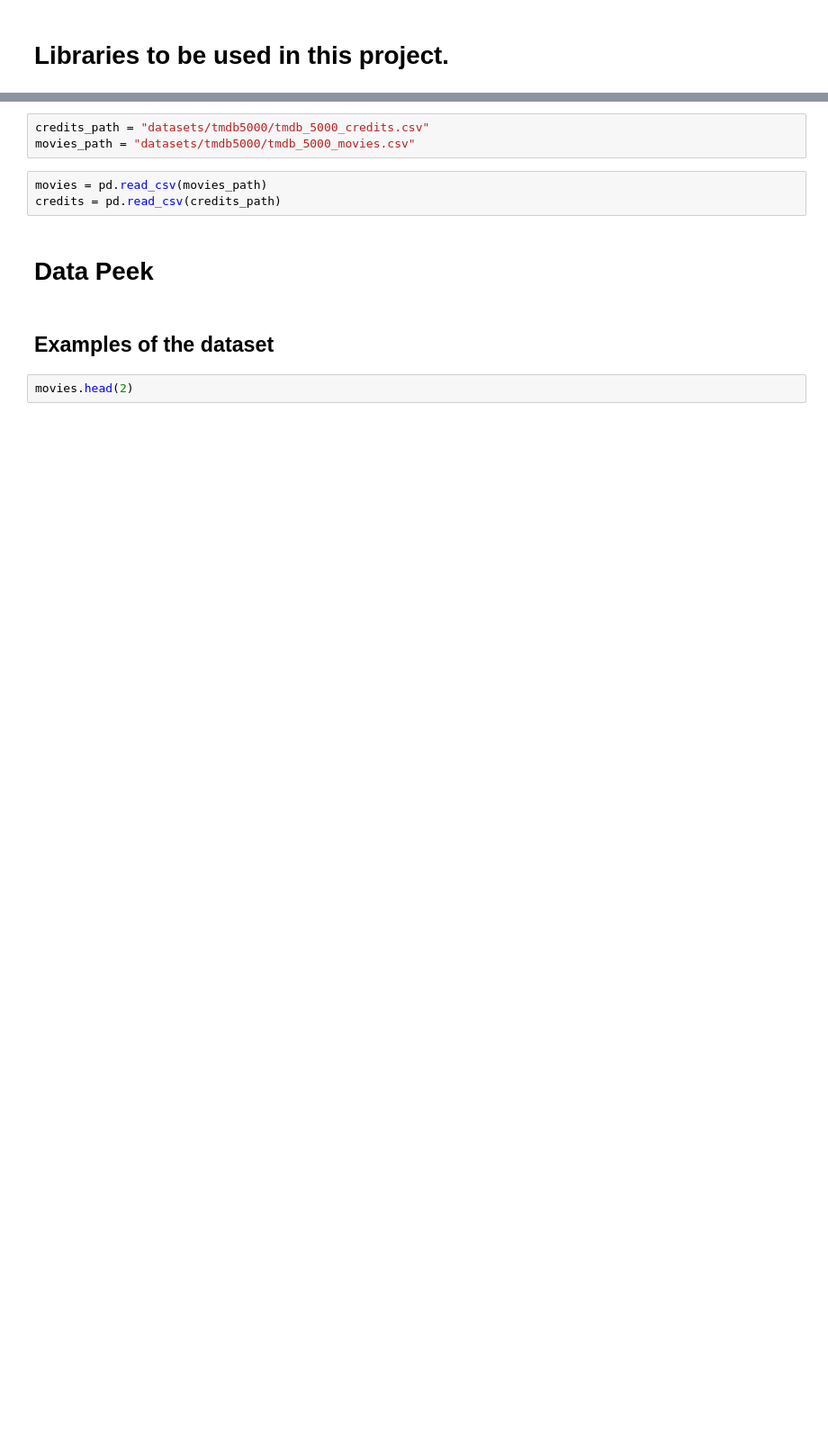
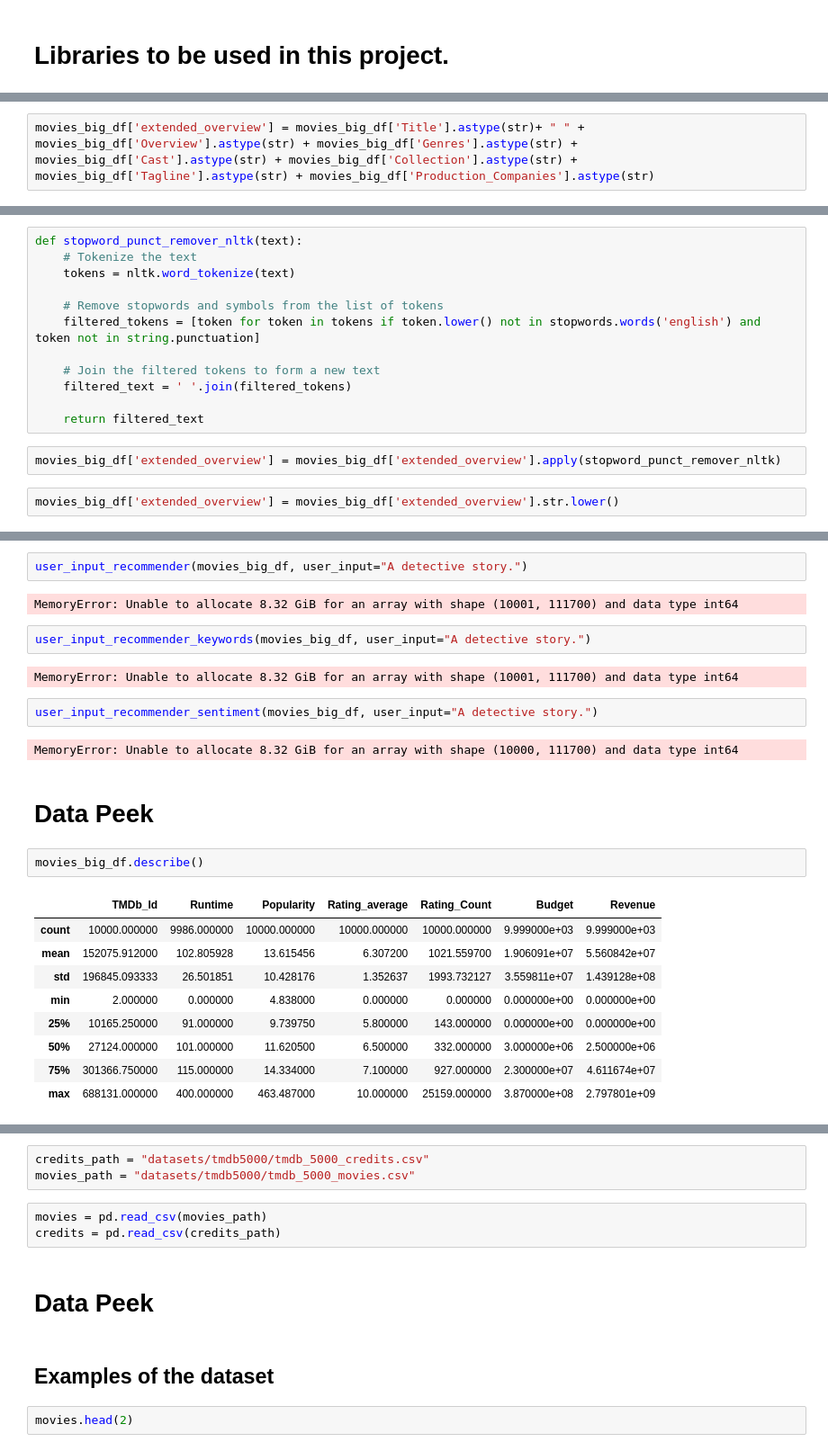
Before and after one commit to doruktopcu/MoviesRecommenderSystemProject, a Jupyter notebook: movie-recommender.ipynb, the cells around one changed output, grey strips where cells are left out. Shown: that part at 90% size. Saved outputs shown, nothing was run; the diff lists cells and outputs as text; blank space fills up the shorter version.

```diff
--- a/movie-recommender.ipynb
+++ b/movie-recommender.ipynb
@@ -32,0 +80,2 @@ import spacy
+# %%
+movies_big_df['extended_overview'] = movies_big_df['Title'].astype(str)+ " " + movies_big_df['Overview'].astype(str) + movies_big_df['Genres'].astype(str) + movies_big_df['Cast'].astype(str) + movies_big_df['Collection'].astype(str) + movies_big_df['Tagline'].astype(str) + movies_big_df['Production_Companies'].astype(str)
@@ -32,0 +90,16 @@ import spacy
+# %%
+def stopword_punct_remover_nltk(text):
+    # Tokenize the text
+    tokens = nltk.word_tokenize(text)
+
+    # Remove stopwords and symbols from the list of tokens
+    filtered_tokens = [token for token in tokens if token.lower() not in stopwords.words('english') and token not in string.punctuation]
+
+    # Join the filtered tokens to form a new text
+    filtered_text = ' '.join(filtered_tokens)
+
+    return filtered_text
+# %%
+movies_big_df['extended_overview'] = movies_big_df['extended_overview'].apply(stopword_punct_remover_nltk)
+# %%
+movies_big_df['extended_overview'] = movies_big_df['extended_overview'].str.lower()
@@ -32,0 +470,27 @@ import spacy
+# %%
+user_input_recommender(movies_big_df, user_input="A detective story.")
+# %% [output]
+MemoryError: Unable to allocate 8.32 GiB for an array with shape (10001, 111700) and data type int64
+# %%
+user_input_recommender_keywords(movies_big_df, user_input="A detective story.")
+# %% [output]
+MemoryError: Unable to allocate 8.32 GiB for an array with shape (10001, 111700) and data type int64
+# %%
+user_input_recommender_sentiment(movies_big_df, user_input="A detective story.")
+# %% [output]
+MemoryError: Unable to allocate 8.32 GiB for an array with shape (10000, 111700) and data type int64
+# %% [markdown]
+
+# Data Peek
+# %%
+movies_big_df.describe()
+# %% [output]
+|  | TMDb_Id | Runtime | Popularity | Rating_average | Rating_Count | Budget | Revenue |
+| count | 10000.000000 | 9986.000000 | 10000.000000 | 10000.000000 | 10000.000000 | 9.999000e+03 | 9.999000e+03 |
+| mean | 152075.912000 | 102.805928 | 13.615456 | 6.307200 | 1021.559700 | 1.906091e+07 | 5.560842e+07 |
+| std | 196845.093333 | 26.501851 | 10.428176 | 1.352637 | 1993.732127 | 3.559811e+07 | 1.439128e+08 |
+| min | 2.000000 | 0.000000 | 4.838000 | 0.000000 | 0.000000 | 0.000000e+00 | 0.000000e+00 |
+| 25% | 10165.250000 | 91.000000 | 9.739750 | 5.800000 | 143.000000 | 0.000000e+00 | 0.000000e+00 |
+| 50% | 27124.000000 | 101.000000 | 11.620500 | 6.500000 | 332.000000 | 3.000000e+06 | 2.500000e+06 |
+| 75% | 301366.750000 | 115.000000 | 14.334000 | 7.100000 | 927.000000 | 2.300000e+07 | 4.611674e+07 |
+| max | 688131.000000 | 400.000000 | 463.487000 | 10.000000 | 25159.000000 | 3.870000e+08 | 2.797801e+09 |
```
Also changed, not shown: parts of 29 cells of this notebook, 3 other files.
